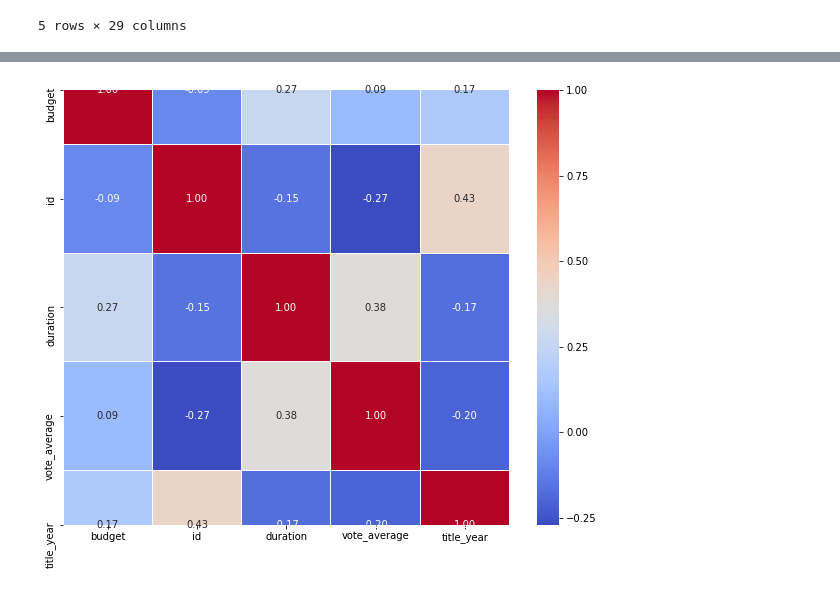
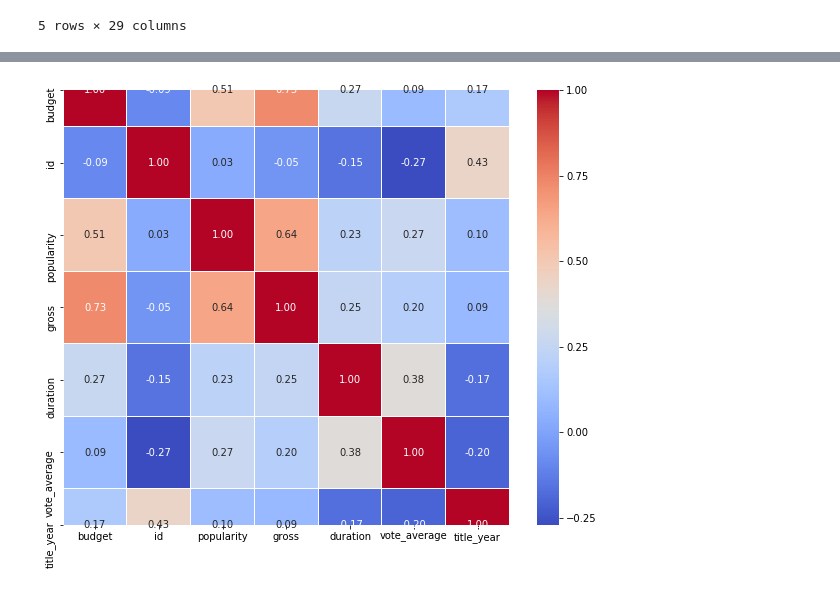
Before and after one commit to jzhan2543/fall19ml-moviepredictions, a Jupyter notebook: movie_notebook.ipynb, the cells around one changed output, grey strips where cells are left out. Drawn from its saved outputs; the diff is of its cells as text; code cells hidden in the pictures.

Commit message:
update with data stuff

```diff
--- a/movie_notebook.ipynb
+++ b/movie_notebook.ipynb
@@ -150,12 +147,8 @@ missing_data.head(5)
-# %%
-#cause apparently 64% of this column is uesless for homepage at least `
-data.drop(['homepage'], axis=1, inplace=True)
-#these are features that are used after a movie has been released and
-data.drop(['num_voted_users','gross','popularity'], axis=1, inplace=True)
 # %%
-#apparently the issue with the following is because of matplotlib version too high
+#dropping irel features 2
+data.drop(['num_voted_users'], axis=1, inplace=True)
+#correlation matrix with numerical values
 plt.figure(figsize = (10,8))
 g = sns.heatmap(data[list(data)].corr(),annot=True, fmt = ".2f", cmap = "coolwarm",linewidths= 0.01)
-#we can notice that title_year and duration has an impact to vote_average score.
 # %% [output]
-[figure, old version]
+[figure, new version]
```
Also changed, not shown: parts of 18 cells of this notebook.
